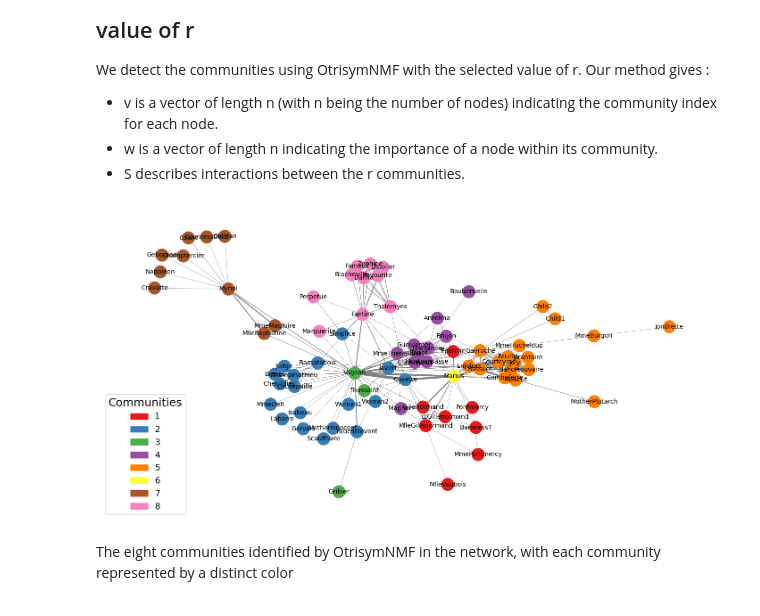
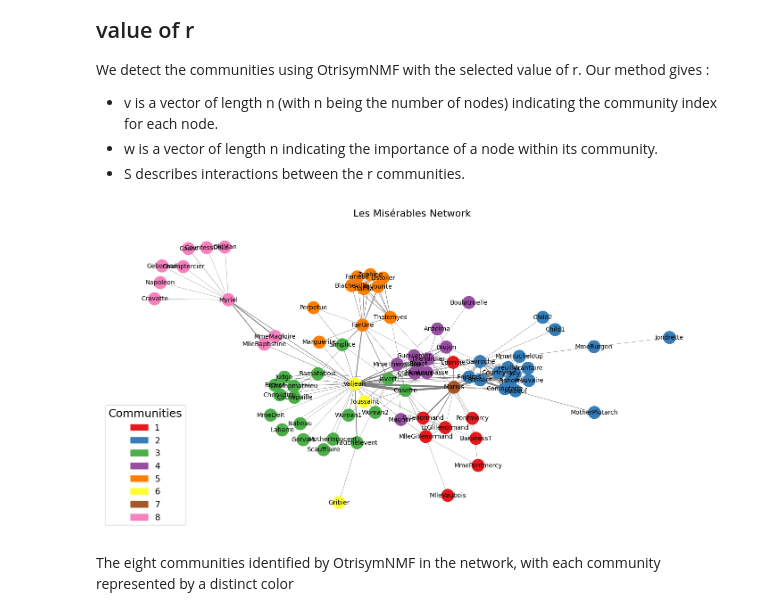
Before and after one commit to Alexia1305/OtrisymNMF_DCBM, a Jupyter notebook: Miserables.ipynb, the cells around one changed output. Cells and saved outputs as stored; diff of their text form; code cells hidden in the pictures.

```diff
--- a/Miserables.ipynb
+++ b/Miserables.ipynb
@@ -65,9 +65,9 @@ import random
 random.seed(45)
 # Detection of 8 communities with OtrisymNMF
 
-# X = nx.adjacency_matrix(G,weight='value') # adjacency matrix of the graph
-# r=8
-# w, v, S, error = OtrisymNMF.OtrisymNMF_CD(X,r,numTrials=50,verbosity=0,delta=1e-6)
+X = nx.adjacency_matrix(G,weight='value') # adjacency matrix of the graph
+r=8
+w, v, S, error = OtrisymNMF.OtrisymNMF_CD(X,r,numTrials=50,verbosity=0,delta=1e-6)
 
 
 # Graph Display with labels v
@@ -77,34 +77,34 @@ colors = [
     '#377EB8',  # bleu soutenu
     '#4DAF4A',  # vert modéré
     '#984EA3',  # violet foncé
     '#FF7F00',  # orange vif
     '#FFFF33',  # jaune lumineux
     '#A65628',  # brun terre
     '#F781BF'   # rose doux
 ]
 node_list = list(G.nodes())
 node_colors = [colors[v[i]] for i in range(len(node_list))]
 pos = nx.spring_layout(G, seed=12)
 raw_weights = [G[u][v]['value'] for u, v in G.edges()]
 min_w = min(raw_weights)
 max_w = max(raw_weights)
 edge_widths2 = [0.4 + 4* (w - min_w) / (max_w - min_w) for w in raw_weights]
 plt.figure(figsize=(18, 9))
 nx.draw_networkx_edges(G, pos, width=edge_widths2, edge_color='gray')
 nx.draw_networkx_nodes(G, pos, node_color=node_colors, node_size=400)
 nx.draw_networkx_labels(G, pos, font_size=10)
 legend_patches = []
 for i in range(r):  # 8 communities
     patch = mpatches.Patch(color=colors[i], label=f'{i+1}')
     legend_patches.append(patch)
 
 plt.legend(handles=legend_patches, loc='lower left', fontsize=14, title_fontsize=18, title="Communities")
 
 plt.title("Les Misérables Network", fontsize=16)
 plt.axis('off')
 plt.show()
 # %% [output]
-[figure, old version]
+[figure, new version]
 # %% [markdown]
 The eight communities identified by OtrisymNMF in the network, with each community represented by a distinct color
 # %% [markdown]
```
Also changed, not shown: parts of 6 cells of this notebook, 7 other files.
